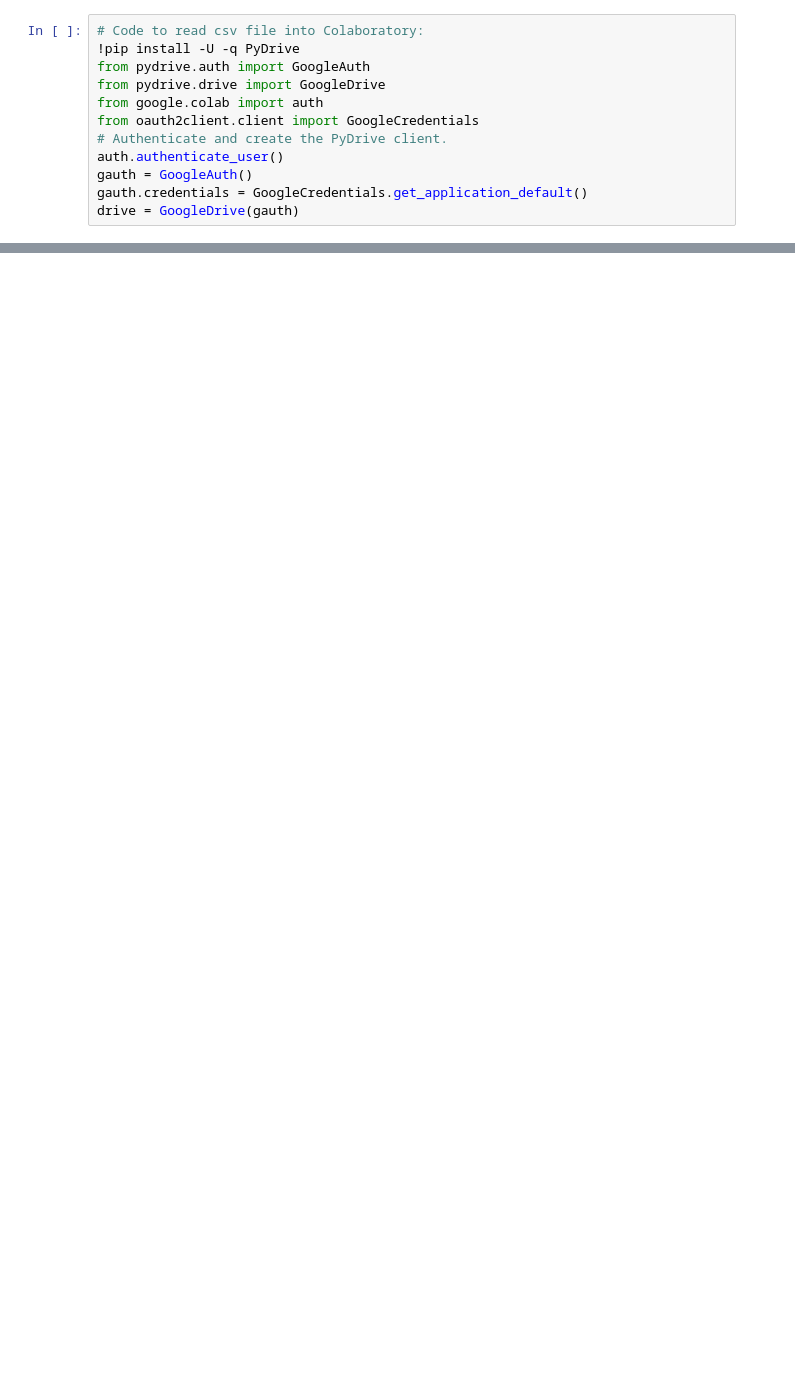
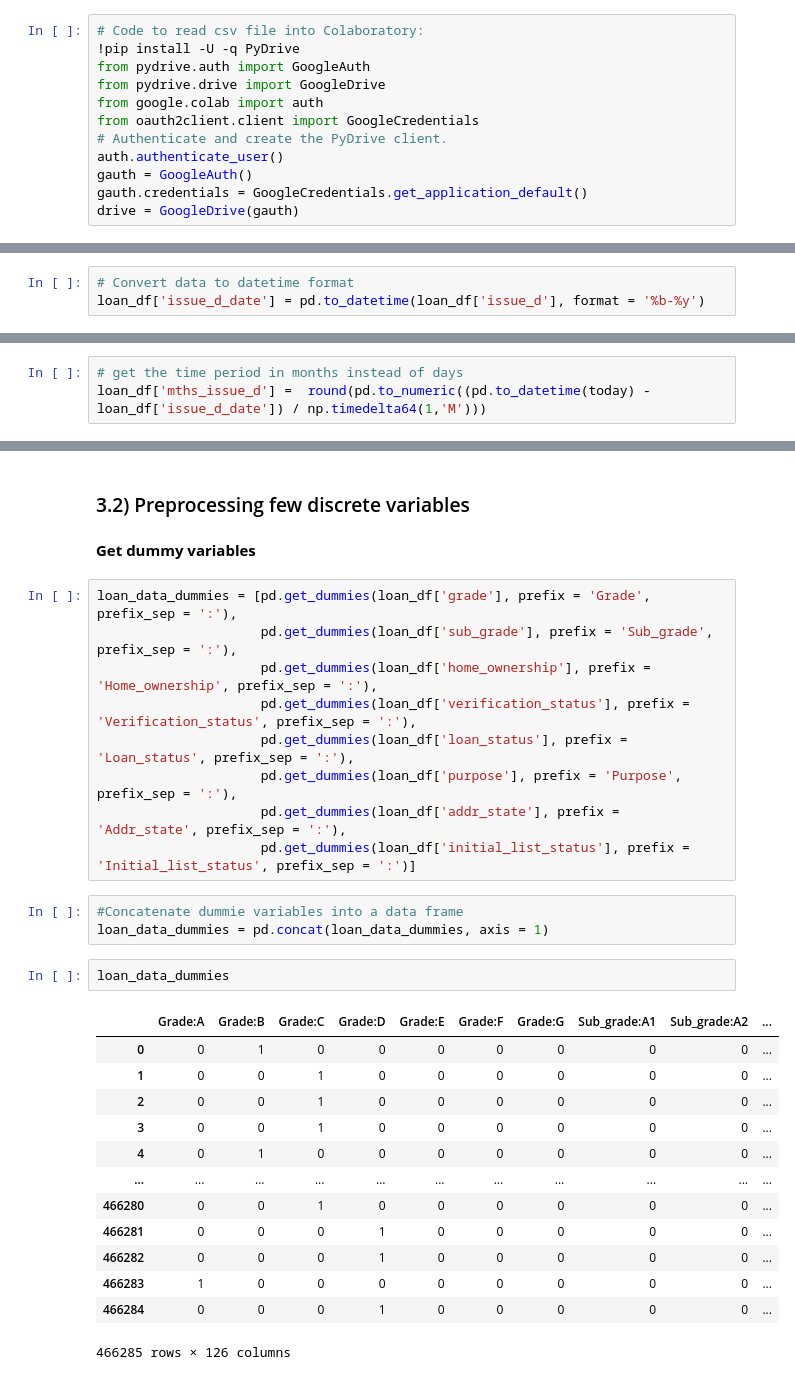
Before and after one commit to rpdieego/credit_risk_modeling, a Jupyter notebook: Credit_Risk_Modeling.ipynb, the cells around one changed output, grey strips where cells are left out. Saved outputs shown, nothing was run; the diff lists cells and outputs as text; blank space fills up the shorter version.

```diff
--- a/Credit_Risk_Modeling.ipynb
+++ b/Credit_Risk_Modeling.ipynb
@@ -140,0 +366,3 @@ KeyError: ignored
+# %%
+# Convert data to datetime format
+loan_df['issue_d_date'] = pd.to_datetime(loan_df['issue_d'], format = '%b-%y')
@@ -140,0 +385,3 @@ KeyError: ignored
+# %%
+# get the time period in months instead of days
+loan_df['mths_issue_d'] =  round(pd.to_numeric((pd.to_datetime(today) - loan_df['issue_d_date']) / np.timedelta64(1,'M')))
@@ -140,0 +400,32 @@ KeyError: ignored
+# %% [markdown]
+### 3.2) Preprocessing few discrete variables
+# %% [markdown]
+**Get dummy variables**
+# %%
+loan_data_dummies = [pd.get_dummies(loan_df['grade'], prefix = 'Grade', prefix_sep = ':'),
+                     pd.get_dummies(loan_df['sub_grade'], prefix = 'Sub_grade', prefix_sep = ':'),
+                     pd.get_dummies(loan_df['home_ownership'], prefix = 'Home_ownership', prefix_sep = ':'),
+                     pd.get_dummies(loan_df['verification_status'], prefix = 'Verification_status', prefix_sep = ':'),
+                     pd.get_dummies(loan_df['loan_status'], prefix = 'Loan_status', prefix_sep = ':'),
+                     pd.get_dummies(loan_df['purpose'], prefix = 'Purpose', prefix_sep = ':'),
+                     pd.get_dummies(loan_df['addr_state'], prefix = 'Addr_state', prefix_sep = ':'),
+                     pd.get_dummies(loan_df['initial_list_status'], prefix = 'Initial_list_status', prefix_sep = ':')]
+# %%
+#Concatenate dummie variables into a data frame
+loan_data_dummies = pd.concat(loan_data_dummies, axis = 1)
+# %%
+loan_data_dummies
+# %% [output]
+|  | Grade:A | Grade:B | Grade:C | Grade:D | Grade:E | Grade:F | Grade:G | Sub_grade:A1 | Sub_grade:A2 | ... |
+| 0 | 0 | 1 | 0 | 0 | 0 | 0 | 0 | 0 | 0 | ... |
+| 1 | 0 | 0 | 1 | 0 | 0 | 0 | 0 | 0 | 0 | ... |
+| 2 | 0 | 0 | 1 | 0 | 0 | 0 | 0 | 0 | 0 | ... |
+| 3 | 0 | 0 | 1 | 0 | 0 | 0 | 0 | 0 | 0 | ... |
+| 4 | 0 | 1 | 0 | 0 | 0 | 0 | 0 | 0 | 0 | ... |
+| ... | ... | ... | ... | ... | ... | ... | ... | ... | ... | ... |
+| 466280 | 0 | 0 | 1 | 0 | 0 | 0 | 0 | 0 | 0 | ... |
+| 466281 | 0 | 0 | 0 | 1 | 0 | 0 | 0 | 0 | 0 | ... |
+| 466282 | 0 | 0 | 0 | 1 | 0 | 0 | 0 | 0 | 0 | ... |
+| 466283 | 1 | 0 | 0 | 0 | 0 | 0 | 0 | 0 | 0 | ... |
+| 466284 | 0 | 0 | 0 | 1 | 0 | 0 | 0 | 0 | 0 | ... |
+466285 rows × 126 columns
```
Also changed, not shown: parts of 51 cells of this notebook.
